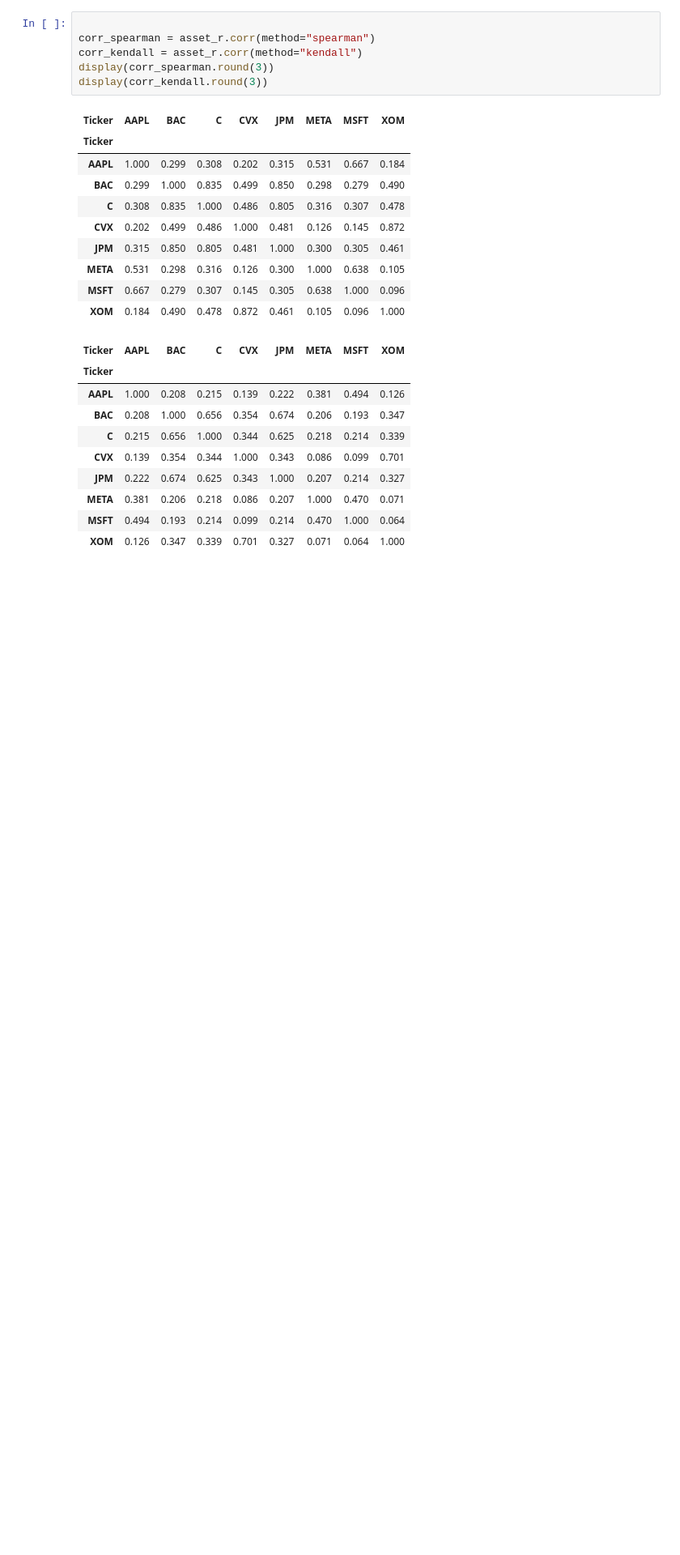
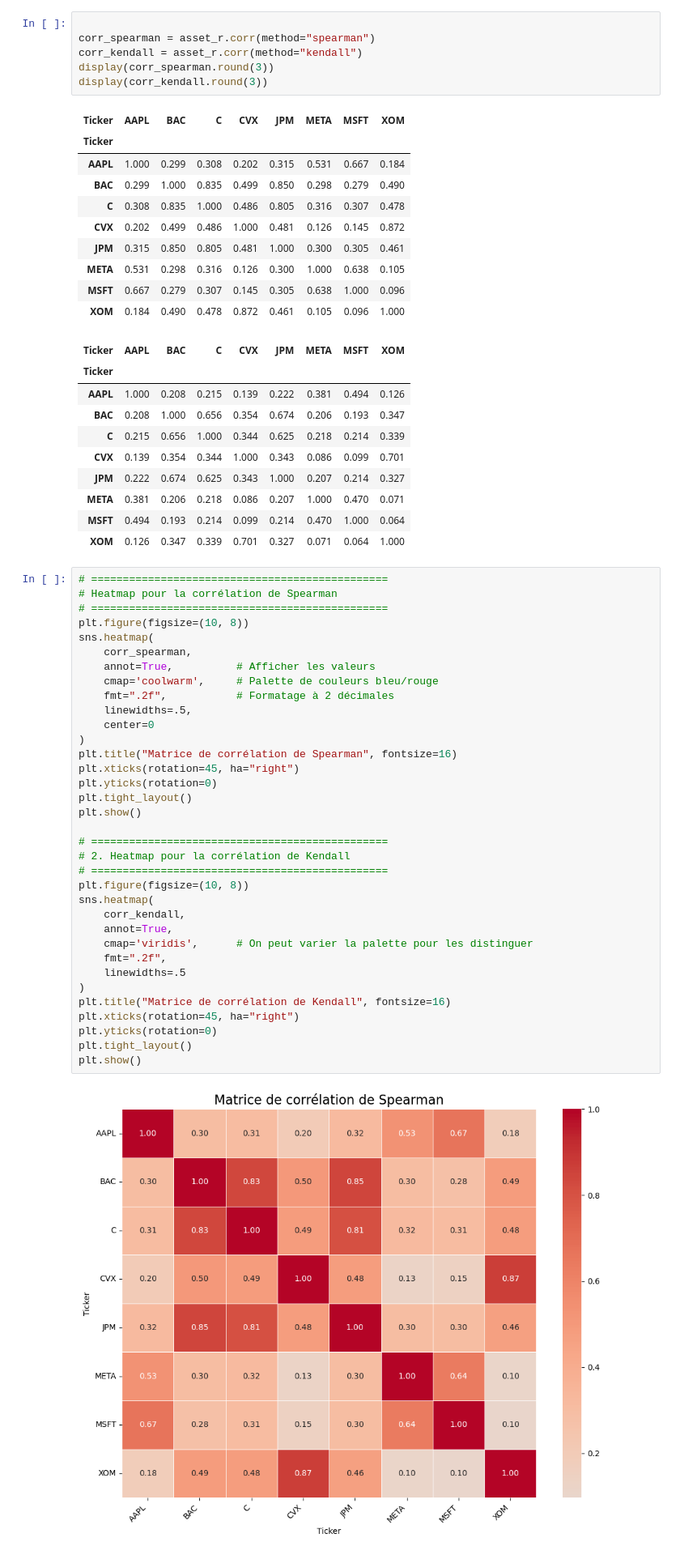
Before and after one commit to LinkedInLearning/statistique-finance-python_5492064, a Jupyter notebook: Codes/02_Relations_Bivariees_Finance.ipynb, the cells around one changed output. Shown at 81% size. Saved outputs shown, nothing was run; the diff lists cells and outputs as text; blank space fills up the shorter version.

```diff
--- a/Codes/02_Relations_Bivariees_Finance.ipynb
+++ b/Codes/02_Relations_Bivariees_Finance.ipynb
@@ -164,3 +180,40 @@ display(corr_kendall.round(3))
 | META | 0.381 | 0.206 | 0.218 | 0.086 | 0.207 | 1.000 | 0.470 | 0.071 |
 | MSFT | 0.494 | 0.193 | 0.214 | 0.099 | 0.214 | 0.470 | 1.000 | 0.064 |
 | XOM | 0.126 | 0.347 | 0.339 | 0.701 | 0.327 | 0.071 | 0.064 | 1.000 |
+# %%
+# ===============================================
+# Heatmap pour la corrélation de Spearman
+# ===============================================
+plt.figure(figsize=(10, 8))
+sns.heatmap(
+    corr_spearman,
+    annot=True,          # Afficher les valeurs
+    cmap='coolwarm',     # Palette de couleurs bleu/rouge
+    fmt=".2f",           # Formatage à 2 décimales
+    linewidths=.5,
+    center=0
+)
+plt.title("Matrice de corrélation de Spearman", fontsize=16)
+plt.xticks(rotation=45, ha="right")
+plt.yticks(rotation=0)
+plt.tight_layout()
+plt.show()
+
+# ===============================================
+# 2. Heatmap pour la corrélation de Kendall
+# ===============================================
+plt.figure(figsize=(10, 8))
+sns.heatmap(
+    corr_kendall,
+    annot=True,
+    cmap='viridis',      # On peut varier la palette pour les distinguer
+    fmt=".2f",
+    linewidths=.5
+)
+plt.title("Matrice de corrélation de Kendall", fontsize=16)
+plt.xticks(rotation=45, ha="right")
+plt.yticks(rotation=0)
+plt.tight_layout()
+plt.show()
+# %% [output]
+[figure, added]
```
Also changed, not shown: parts of 30 cells of this notebook.
